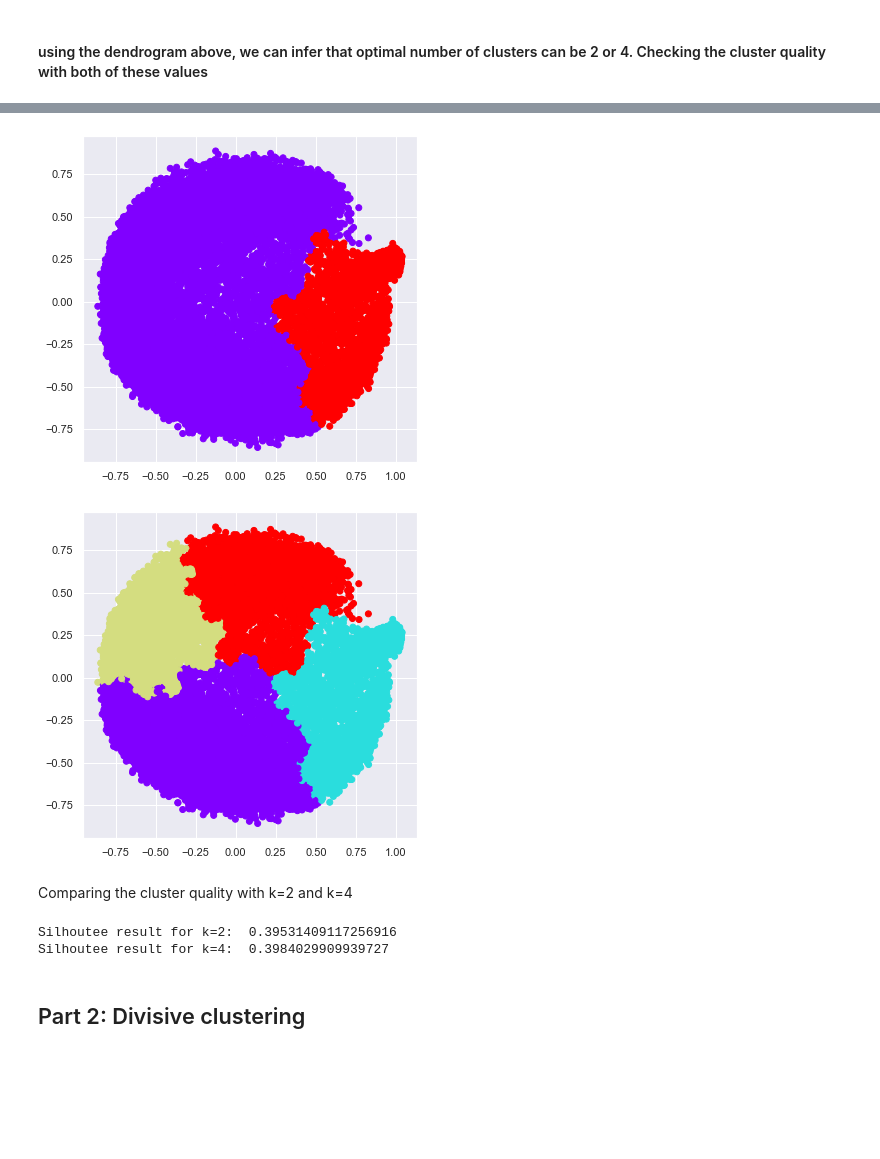
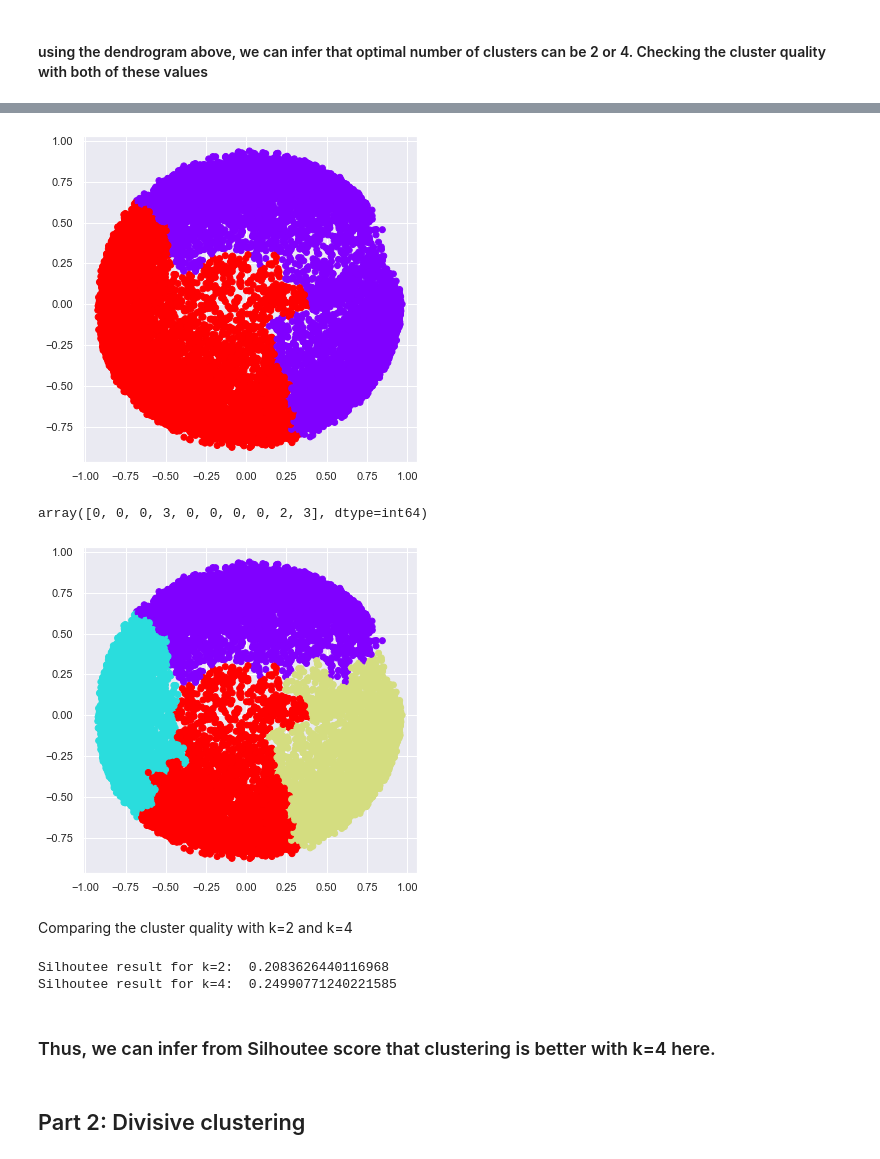
Before and after one commit to NeelMishra/Clustering-Analysis, a Jupyter notebook: Code/Question_3.ipynb, the cells around one changed output, grey strips where cells are left out. Saved outputs shown, nothing was run; the diff lists cells and outputs as text; code cells hidden in the pictures; blank space fills up the shorter version.

```diff
--- a/Code/Question_3.ipynb
+++ b/Code/Question_3.ipynb
@@ -9,5 +9,5 @@ sns.set()
 import pandas as pd
 import numpy as np
 # %%
-# reading the data in pandas dataframe
-football = pd.read_csv('./../../football_data.csv', index_col=0)
+# reading the processed data in pandas dataframe
+football = pd.read_csv('processed_data.csv', index_col=0)
@@ -16,7 +16,5 @@ football = pd.read_csv('./../../football_data.csv', index_col=0)
 # %%
 # Step 1: Extract numerical features
-num_data = football.select_dtypes(include=[np.number])
-# replacing missing values with mean value of that column
-data = num_data.fillna(num_data.mean())
+data = football.select_dtypes(include=[np.number])
 # removing ordinal feature 'ID'
 data.drop('ID', axis=1, inplace=True)
@@ -50,12 +53,12 @@ X_scaled = scaler.fit_transform(X)
 # Normalizing the data so that the data approximately follows a Gaussian distribution
 X_normalized = normalize(X_scaled)
 
-# Applying dimensionality reduction to the data using Principal Component Analysis
-# comment following code if you don't want to use the PCA algorithm
-pca = PCA(n_components=2)
-X_principal = pca.fit_transform(X_normalized)
-X_principal = pd.DataFrame(X_principal)
-X_principal.columns = ['P1', 'P2']
+# Applying dimensionality reduction to the data using Principal Component Analysis (to help visluzaize the plots ahead)
+# # comment following code if you don't want to use the PCA algorithm
+# pca = PCA(n_components=2)
+# X_principal = pca.fit_transform(X_normalized)
+# X_principal = pd.DataFrame(X_principal)
+# X_principal.columns = ['P1', 'P2']
 # %%
 plt.figure(figsize =(16, 12))
 plt.title('Visualising the data')
@@ -70,28 +80,38 @@ ac2_result = ac2.fit_predict(X_principal)
 # %%
 # Visualizing the clustering
+ac2_pca = AgglomerativeClustering(n_clusters = 2)
+ac2_pca_result = ac2.fit_predict(X_principal)
 plt.figure(figsize =(6, 6))
-plt.scatter(X_principal['P1'], X_principal['P2'], c = ac2_result, cmap ='rainbow')
+plt.scatter(X_principal['P1'], X_principal['P2'], c = ac2_pca_result, cmap ='rainbow')
 plt.show()
 # %% [output]
-[figure, old version]
+[figure, new version]
 # %%
 ac4 = AgglomerativeClustering(n_clusters = 4)
-ac4_result = ac4.fit_predict(X_principal)
+ac4_result = ac4.fit_predict(X_normalized)
+# %%
+ac4_result[:10]
+# %% [output]
+array([0, 0, 0, 3, 0, 0, 0, 0, 2, 3], dtype=int64)
 # %%
 # Visualizing the clustering
+ac4_pca = AgglomerativeClustering(n_clusters = 2)
+ac4_pca_result = ac4.fit_predict(X_principal)
 plt.figure(figsize =(6, 6))
-plt.scatter(X_principal['P1'], X_principal['P2'], c = ac4.fit_predict(X_principal), cmap ='rainbow')
+plt.scatter(X_principal['P1'], X_principal['P2'], c = ac4_pca_result, cmap ='rainbow')
 plt.show()
 # %% [output]
-[figure, old version]
+[figure, new version]
 # %% [markdown]
 Comparing the cluster quality with k=2 and k=4
 # %%
-print("Silhoutee result for k=2: ", silhouette_score(X_principal, ac2_result))
-print("Silhoutee result for k=4: ", silhouette_score(X_principal, ac4_result))
+print("Silhoutee result for k=2: ", silhouette_score(X_normalized, ac2_result))
+print("Silhoutee result for k=4: ", silhouette_score(X_normalized, ac4_result))
 # %% [output]
-Silhoutee result for k=2:  0.39531409117256916
-Silhoutee result for k=4:  0.3984029909939727
+Silhoutee result for k=2:  0.2083626440116968
+Silhoutee result for k=4:  0.24990771240221585
+# %% [markdown]
+### Thus, we can infer from Silhoutee score that clustering is better with k=4 here.
 # %% [markdown]
 ## Part 2: Divisive clustering
 # %%
```
Also changed, not shown: parts of 10 cells of this notebook, 3 other files.
